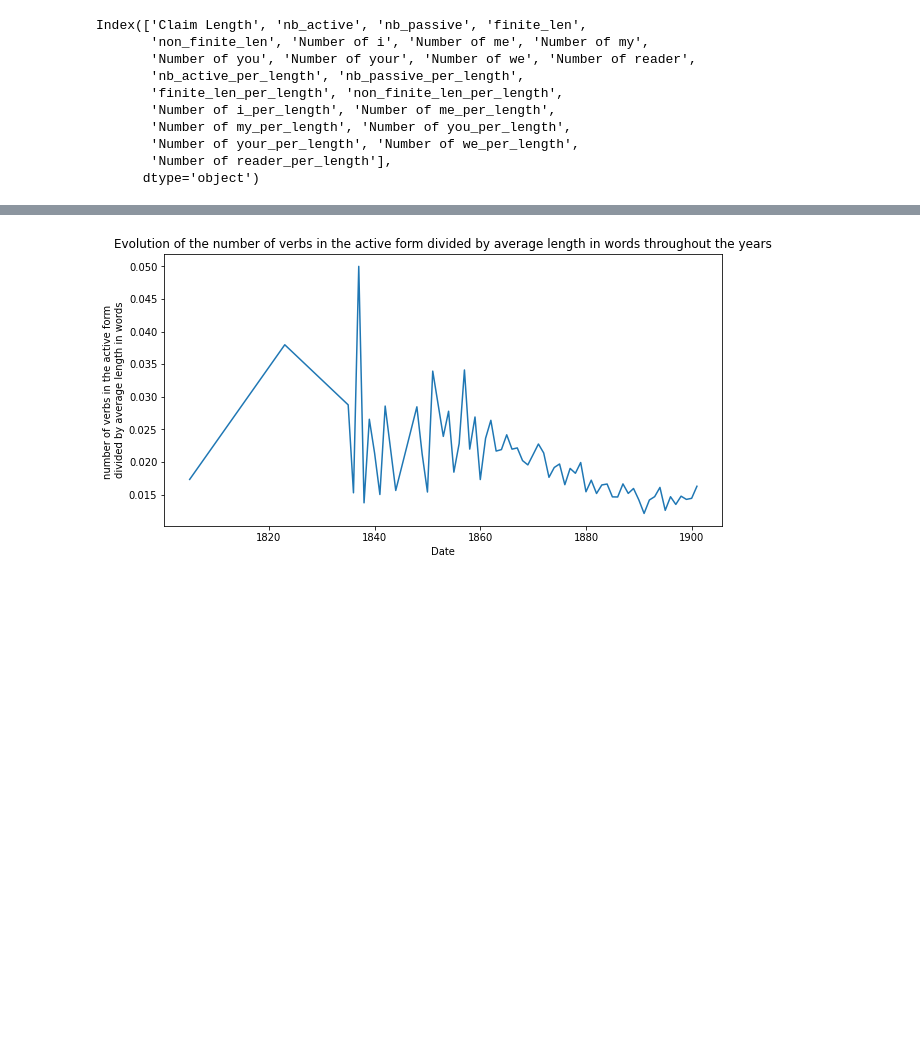
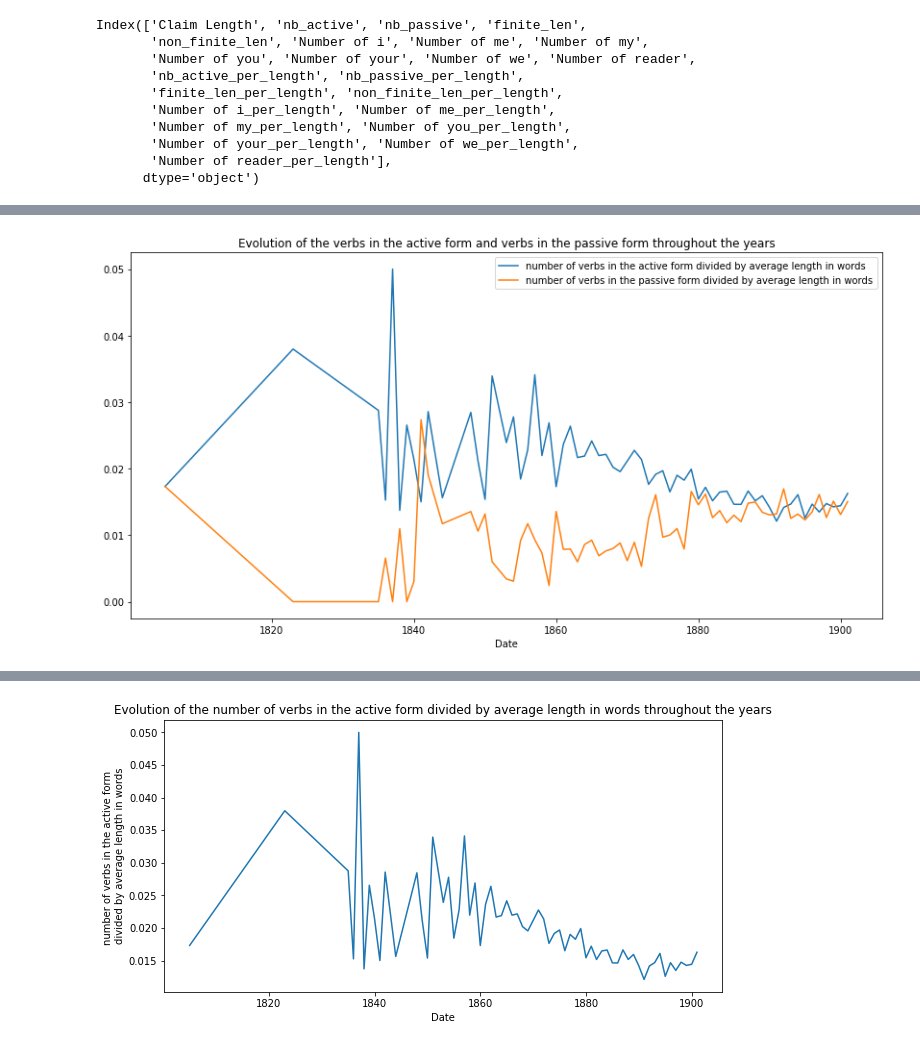
Before and after one commit to aaag97/PatentAnalysis, a Jupyter notebook: NLP Analysis.ipynb, the cells around one changed output, grey strips where cells are left out. Drawn from its saved outputs; the diff is of its cells as text; code cells hidden in the pictures; blank space fills up the shorter version.

Commit message:
plots (^人^)

```diff
--- a/NLP Analysis.ipynb
+++ b/NLP Analysis.ipynb
@@ -577,0 +602,11 @@ grouped_autocorrected_claims.to_pickle('pickles/grouped_autocorrected_claims.pkl
+# %%
+def add_probs(grouped_df):
+    grouped_df['number of active and passive form verbs'] = grouped_df['number of verbs in passive form'] + grouped_df['number of verbs in active form']
+    grouped_df['number of verbs in the passive form normalized by total passive and active form verbs'] =  grouped_df['number of verbs in passive form']/grouped_df['number of active and passive form verbs']
+    grouped_df['number of verbs in the active form normalized by total passive and active form verbs'] =  grouped_df['number of verbs in active form']/grouped_df['number of active and passive form verbs']
+    grouped_df['number of finite and non-finite form verbs'] = grouped_df['number of non-finite verbs'] + grouped_df['number of finite verbs']
+    grouped_df['number of verbs in the finite form normalized by total finite and non-finite form verbs'] =  grouped_df['number of finite verbs']/grouped_df['number of finite and non-finite form verbs']
+    grouped_df['number of verbs in the non-finite form normalized by total finite and non-finite form verbs'] =  grouped_df['number of non-finite verbs']/grouped_df['number of finite and non-finite form verbs']
+    return grouped_df
+# %%
+grouped_claims = add_probs(grouped_claims)
@@ -577,0 +633,3 @@ grouped_autocorrected_claims.to_pickle('pickles/grouped_autocorrected_claims.pkl
+# %%
+grouped_autocorrected_claims = add_probs(grouped_autocorrected_claims)
+grouped_autocorrected_claims.columns
@@ -577,0 +654,10 @@ grouped_autocorrected_claims.to_pickle('pickles/grouped_autocorrected_claims.pkl
+# %%
+def plot_two_columns(column1,column2,title,autocorrected=False):
+    fig, ax = plt.subplots()
+    ax.grid(True)
+    if not autocorrected:
+        grouped_claims[column1].plot(figsize=(14,7),legend=True)#, ylabel='{}{}{}'.format('number of verbs in active form'[:-34],'\n','number of verbs in active form'[-34:]))
+        grouped_claims[column2].plot(figsize=(14,7),title='Evolution of the {} throughout the years'.format(title),legend=True)#, ylabel='{}{}{}'.format('number of verbs in passive form'[:-34],'\n','number of verbs in passive form'[-34:]))
+    else:
+        grouped_autocorrected_claims[column1].plot(figsize=(14,7),legend=True)#, ylabel='{}{}{}'.format('number of verbs in active form'[:-34],'\n','number of verbs in active form'[-34:]))
+        grouped_autocorrected_claims[column2].plot(figsize=(14,7),title='Evolution of the {} throughout the years'.format(title),legend=True)#, ylabel='{}{}{}'.format('number of verbs in passive form'[:-34],'\n','number of verbs in passive form'[-34:]))
@@ -577,0 +688,4 @@ grouped_autocorrected_claims.to_pickle('pickles/grouped_autocorrected_claims.pkl
+# %%
+plot_two_columns('number of verbs in the active form divided by average length in words', 'number of verbs in the passive form divided by average length in words', 'verbs in the active form and verbs in the passive form')
+# %% [output]
+[figure, added]
```
Also changed, not shown: parts of 13 cells of this notebook, 24 other files.
